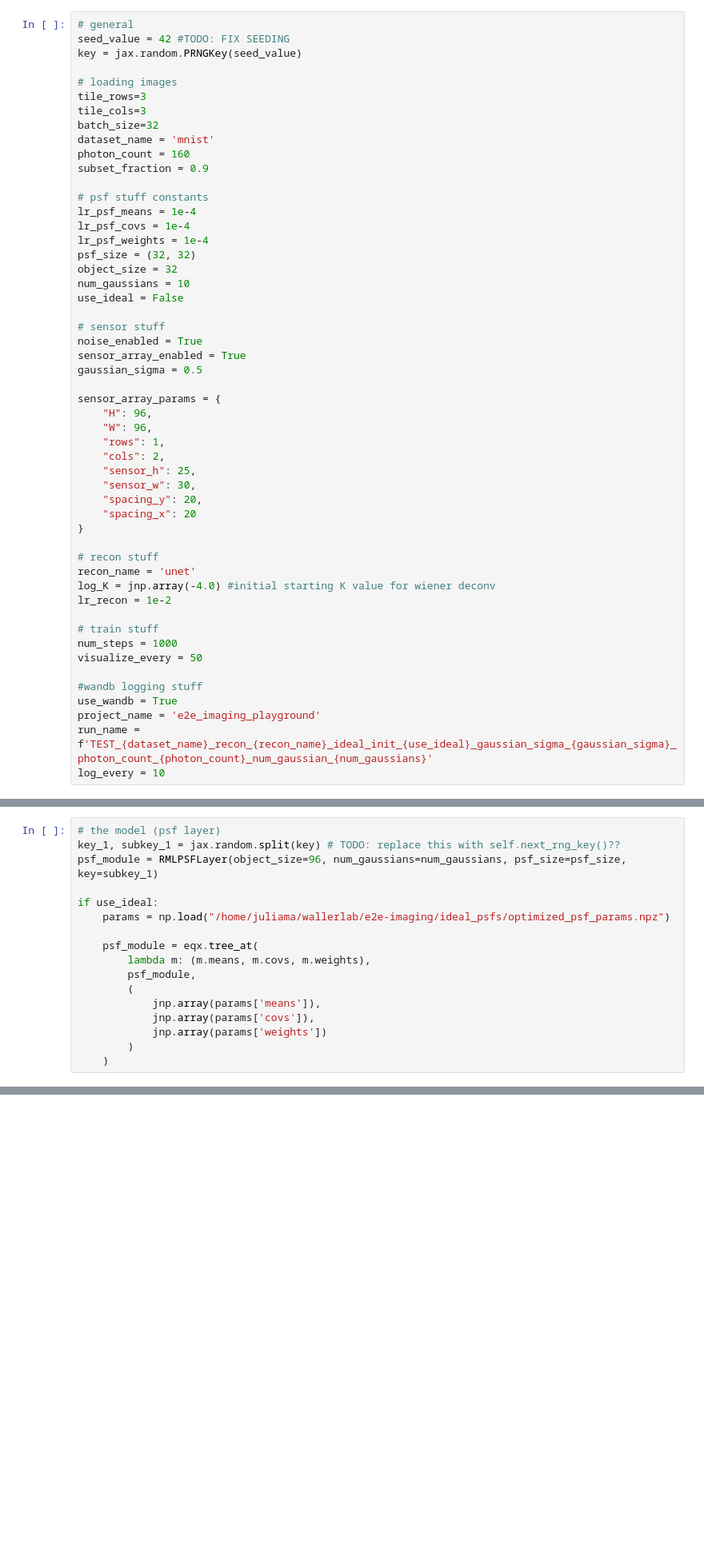
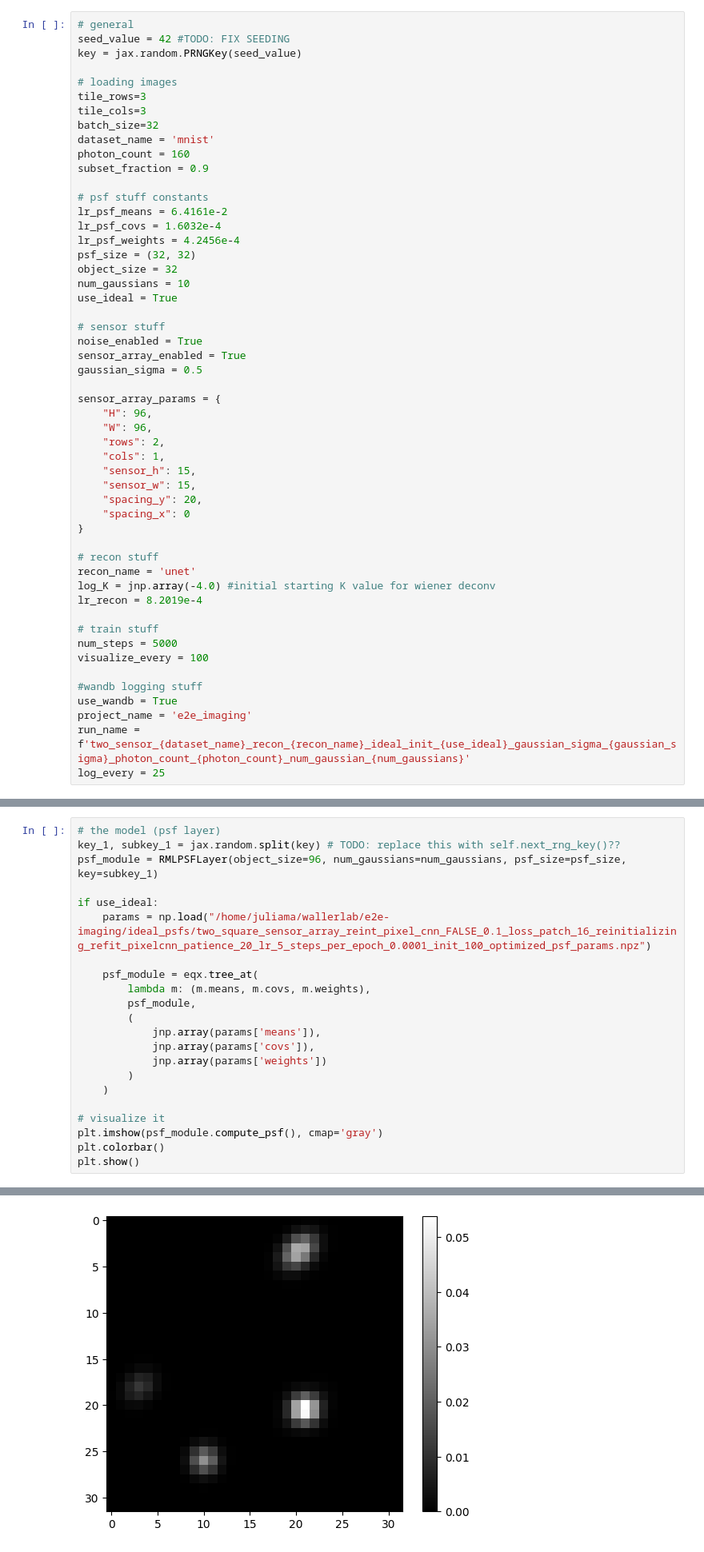
Before and after one commit to Drizlly/e2e-imaging, a Jupyter notebook: e2e_imaging.ipynb, the cells around one changed output, grey strips where cells are left out. Shown at 80% size. Drawn from its saved outputs; the diff is of its cells as text; blank space fills up the shorter version.

```diff
--- a/e2e_imaging.ipynb
+++ b/e2e_imaging.ipynb
@@ -83,13 +83,13 @@ photon_count = 160
 subset_fraction = 0.9
 
 # psf stuff constants
-lr_psf_means = 1e-4
-lr_psf_covs = 1e-4
-lr_psf_weights = 1e-4
+lr_psf_means = 6.4161e-2
+lr_psf_covs = 1.6032e-4
+lr_psf_weights = 4.2456e-4
 psf_size = (32, 32)
 object_size = 32
 num_gaussians = 10
-use_ideal = False
+use_ideal = True
 
 # sensor stuff
 noise_enabled = True
@@ -99,28 +99,28 @@ gaussian_sigma = 0.5
 sensor_array_params = {
     "H": 96,
     "W": 96,
-    "rows": 1,
-    "cols": 2,
-    "sensor_h": 25,
-    "sensor_w": 30,
+    "rows": 2,
+    "cols": 1,
+    "sensor_h": 15,
+    "sensor_w": 15,
     "spacing_y": 20,
-    "spacing_x": 20
+    "spacing_x": 0
 }
 
 # recon stuff
 recon_name = 'unet'
 log_K = jnp.array(-4.0) #initial starting K value for wiener deconv
-lr_recon = 1e-2
+lr_recon = 8.2019e-4
 
 # train stuff
-num_steps = 1000
-visualize_every = 50
+num_steps = 5000
+visualize_every = 100
 
 #wandb logging stuff
 use_wandb = True
-project_name = 'e2e_imaging_playground'
-run_name = f'TEST_{dataset_name}_recon_{recon_name}_ideal_init_{use_ideal}_gaussian_sigma_{gaussian_sigma}_photon_count_{photon_count}_num_gaussian_{num_gaussians}'
-log_every = 10
+project_name = 'e2e_imaging'
+run_name = f'two_sensor_{dataset_name}_recon_{recon_name}_ideal_init_{use_ideal}_gaussian_sigma_{gaussian_sigma}_photon_count_{photon_count}_num_gaussian_{num_gaussians}'
+log_every = 25
 # %%
 # set up wandb config
 wandb_config = {
@@ -202,7 +200,7 @@ key_1, subkey_1 = jax.random.split(key) # TODO: replace this with self.next_rng_
 psf_module = RMLPSFLayer(object_size=96, num_gaussians=num_gaussians, psf_size=psf_size, key=subkey_1)
 
 if use_ideal:
-    params = np.load("/home/juliama/wallerlab/e2e-imaging/ideal_psfs/optimized_psf_params.npz")
+    params = np.load("/home/juliama/wallerlab/e2e-imaging/ideal_psfs/two_square_sensor_array_reint_pixel_cnn_FALSE_0.1_loss_patch_16_reinitializing_refit_pixelcnn_patience_20_lr_5_steps_per_epoch_0.0001_init_100_optimized_psf_params.npz")
 
     psf_module = eqx.tree_at(
         lambda m: (m.means, m.covs, m.weights),
@@ -213,4 +211,9 @@ if use_ideal:
             jnp.array(params['weights'])
         )
     )
+
+# visualize it
+plt.imshow(psf_module.compute_psf(), cmap='gray')
+plt.colorbar()
+plt.show()
 # %% [output]
@@ -218,3 +220,4 @@ KeyboardInterrupt:
+[figure, added]
 # %%
 # the model cont.
 key_2, subkey_2 = jax.random.split(key_1)
```
Also changed, not shown: parts of 5 cells of this notebook, 23 other files.
